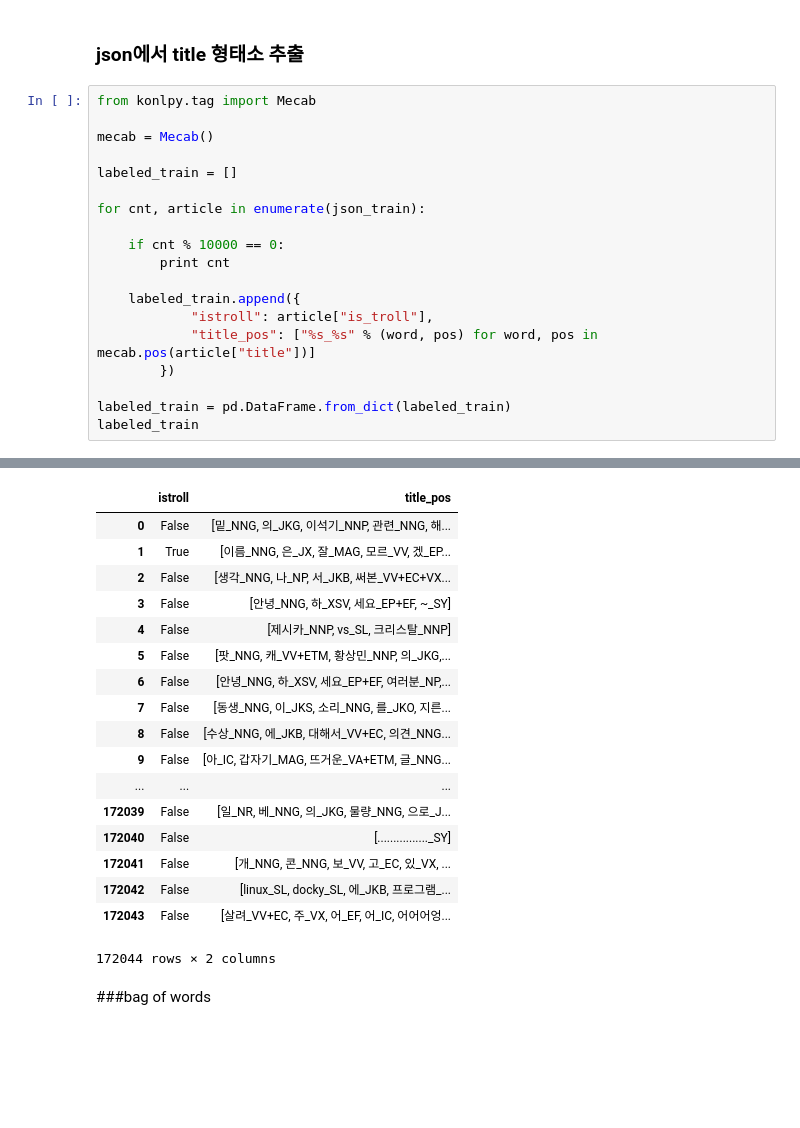
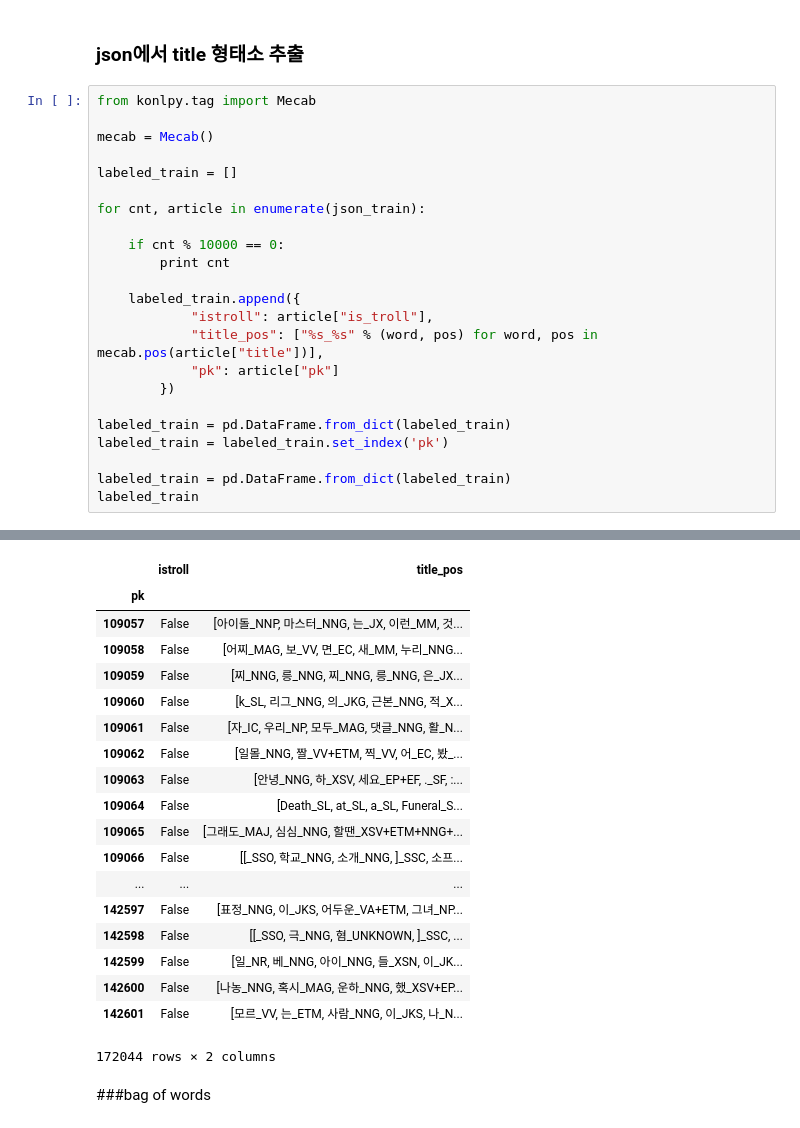
Before and after one commit to MacLunch/MacLunch, a Jupyter notebook: 1.Feature Extraction - Title.ipynb, the cells around one changed output, grey strips where cells are left out. Saved outputs shown, nothing was run; the diff lists cells and outputs as text; blank space fills up the shorter version.

```diff
--- a/1.Feature Extraction - Title.ipynb
+++ b/1.Feature Extraction - Title.ipynb
@@ -34,50 +34,55 @@ for cnt, article in enumerate(json_train):
 
     if cnt % 10000 == 0:
         print cnt
 
     labeled_train.append({
             "istroll": article["is_troll"],
-            "title_pos": ["%s_%s" % (word, pos) for word, pos in mecab.pos(article["title"])]
+            "title_pos": ["%s_%s" % (word, pos) for word, pos in mecab.pos(article["title"])],
+            "pk": article["pk"]
         })
 
 labeled_train = pd.DataFrame.from_dict(labeled_train)
+labeled_train = labeled_train.set_index('pk')
+
+labeled_train = pd.DataFrame.from_dict(labeled_train)
 labeled_train
 # %% [output]
 0
 10000
 20000
 30000
 40000
 50000
 60000
 70000
 80000
 90000
 100000
 110000
 120000
 130000
 140000
 150000
 160000
 170000
 |  | istroll | title_pos |
-| 0 | False | [밑_NNG, 의_JKG, 이석기_NNP, 관련_NNG, 해... |
-| 1 | True | [이름_NNG, 은_JX, 잘_MAG, 모르_VV, 겠_EP... |
-| 2 | False | [생각_NNG, 나_NP, 서_JKB, 써본_VV+EC+VX... |
-| 3 | False | [안녕_NNG, 하_XSV, 세요_EP+EF, ~_SY] |
-| 4 | False | [제시카_NNP, vs_SL, 크리스탈_NNP] |
-| 5 | False | [팟_NNG, 캐_VV+ETM, 황상민_NNP, 의_JKG,... |
-| 6 | False | [안녕_NNG, 하_XSV, 세요_EP+EF, 여러분_NP,... |
-| 7 | False | [동생_NNG, 이_JKS, 소리_NNG, 를_JKO, 지른... |
-| 8 | False | [수상_NNG, 에_JKB, 대해서_VV+EC, 의견_NNG... |
-| 9 | False | [아_IC, 갑자기_MAG, 뜨거운_VA+ETM, 글_NNG... |
+| pk |  |  |
+| 109057 | False | [아이돌_NNP, 마스터_NNG, 는_JX, 이런_MM, 것... |
+| 109058 | False | [어찌_MAG, 보_VV, 면_EC, 새_MM, 누리_NNG... |
+| 109059 | False | [찌_NNG, 릉_NNG, 찌_NNG, 릉_NNG, 은_JX... |
+| 109060 | False | [k_SL, 리그_NNG, 의_JKG, 근본_NNG, 적_X... |
+| 109061 | False | [자_IC, 우리_NP, 모두_MAG, 댓글_NNG, 활_N... |
+| 109062 | False | [일몰_NNG, 짤_VV+ETM, 찍_VV, 어_EC, 봤_... |
+| 109063 | False | [안녕_NNG, 하_XSV, 세요_EP+EF, ._SF, :... |
+| 109064 | False | [Death_SL, at_SL, a_SL, Funeral_S... |
+| 109065 | False | [그래도_MAJ, 심심_NNG, 할땐_XSV+ETM+NNG+... |
+| 109066 | False | [[_SSO, 학교_NNG, 소개_NNG, ]_SSC, 소프... |
 | ... | ... | ... |
-| 172039 | False | [일_NR, 베_NNG, 의_JKG, 물량_NNG, 으로_J... |
-| 172040 | False | [................_SY] |
-| 172041 | False | [개_NNG, 콘_NNG, 보_VV, 고_EC, 있_VX, ... |
-| 172042 | False | [linux_SL, docky_SL, 에_JKB, 프로그램_... |
-| 172043 | False | [살려_VV+EC, 주_VX, 어_EF, 어_IC, 어어어엉... |
+| 142597 | False | [표정_NNG, 이_JKS, 어두운_VA+ETM, 그녀_NP... |
+| 142598 | False | [[_SSO, 극_NNG, 혐_UNKNOWN, ]_SSC, ... |
+| 142599 | False | [일_NR, 베_NNG, 아이_NNG, 들_XSN, 이_JK... |
+| 142600 | False | [나농_NNG, 혹시_MAG, 운하_NNG, 했_XSV+EP... |
+| 142601 | False | [모르_VV, 는_ETM, 사람_NNG, 이_JKS, 나_N... |
 172044 rows × 2 columns
 # %% [markdown]
 ###bag of words
```
Also changed, not shown: parts of 5 cells of this notebook, 3 other files.
